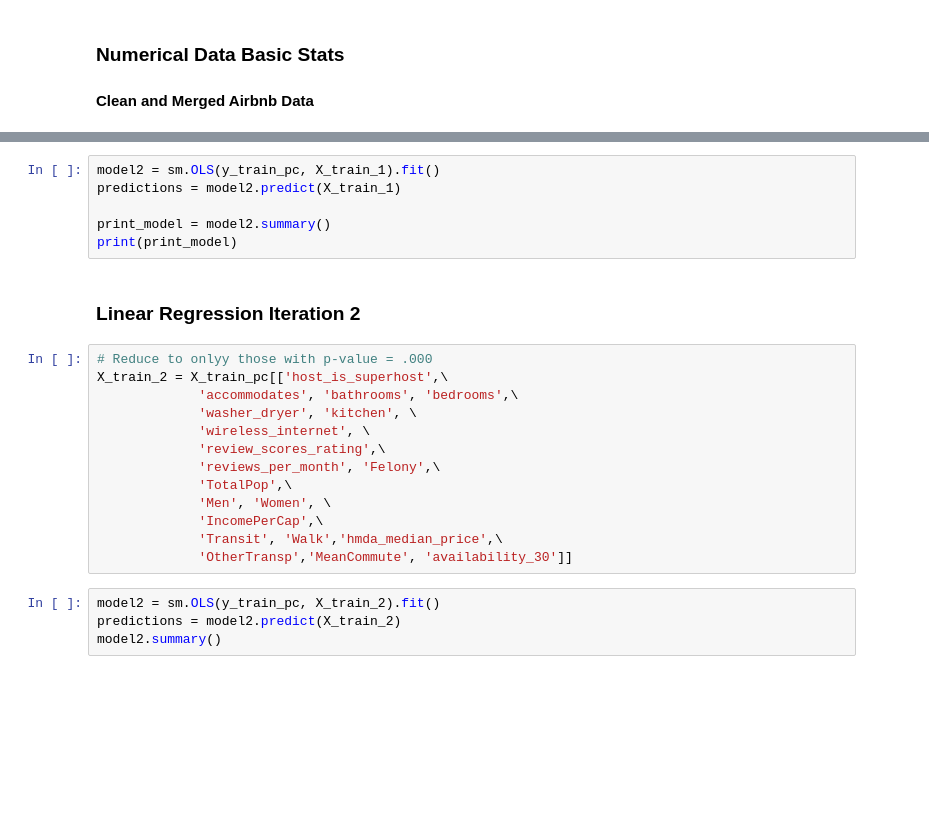
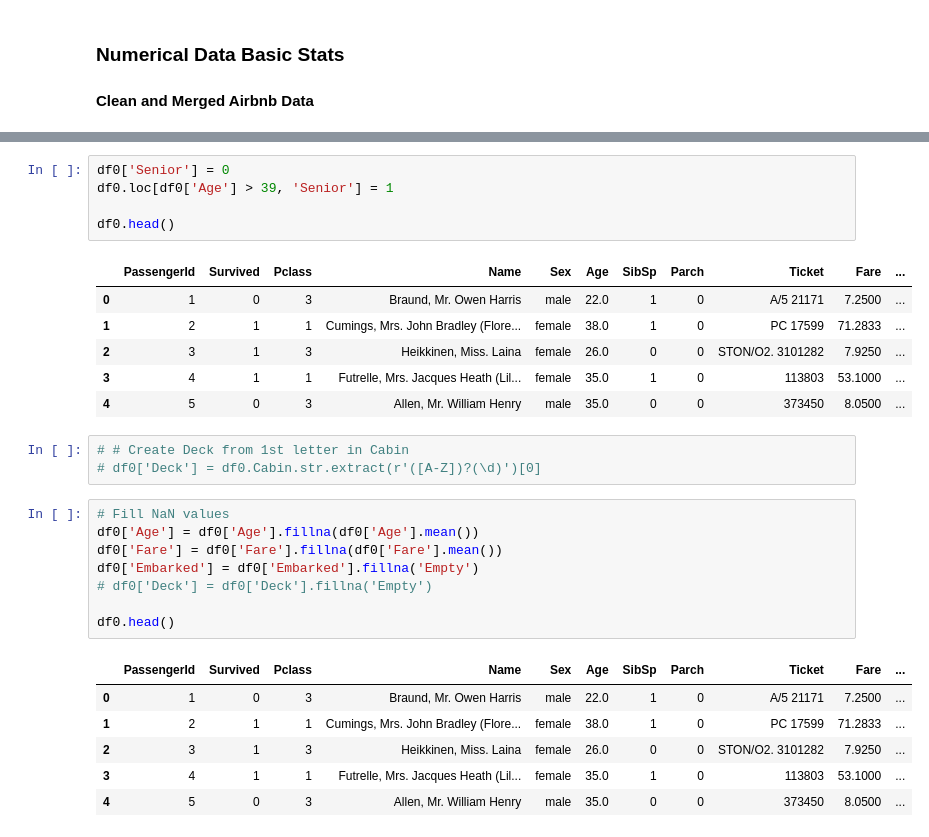
Before and after one commit to FauxGrit/Titanic-Fairness, a Jupyter notebook: ISYE7406_SP_Experiments_v3_price_per_bedroom.ipynb, the cells around one changed output, grey strips where cells are left out. Saved outputs shown, nothing was run; the diff lists cells and outputs as text; blank space fills up the shorter version.

```diff
--- a/ISYE7406_SP_Experiments_v3_price_per_bedroom.ipynb
+++ b/ISYE7406_SP_Experiments_v3_price_per_bedroom.ipynb
@@ -419,25 +138,30 @@ X_train_1 = X_train_pc[['host_is_superhost',\
-# %%
-model2 = sm.OLS(y_train_pc, X_train_1).fit()
-predictions = model2.predict(X_train_1)
-
-print_model = model2.summary()
-print(print_model)
-# %% [markdown]
-### Linear Regression Iteration 2
-# %%
-# Reduce to onlyy those with p-value = .000
-X_train_2 = X_train_pc[['host_is_superhost',\
-             'accommodates', 'bathrooms', 'bedrooms',\
-             'washer_dryer', 'kitchen', \
-             'wireless_internet', \
-             'review_scores_rating',\
-             'reviews_per_month', 'Felony',\
-             'TotalPop',\
-             'Men', 'Women', \
-             'IncomePerCap',\
-             'Transit', 'Walk','hmda_median_price',\
-             'OtherTransp','MeanCommute', 'availability_30']]
-# %%
-model2 = sm.OLS(y_train_pc, X_train_2).fit()
-predictions = model2.predict(X_train_2)
-model2.summary()
+# %%
+df0['Senior'] = 0
+df0.loc[df0['Age'] > 39, 'Senior'] = 1
+
+df0.head()
+# %% [output]
+|  | PassengerId | Survived | Pclass | Name | Sex | Age | SibSp | Parch | Ticket | Fare | ... |
+| 0 | 1 | 0 | 3 | Braund, Mr. Owen Harris | male | 22.0 | 1 | 0 | A/5 21171 | 7.2500 | ... |
+| 1 | 2 | 1 | 1 | Cumings, Mrs. John Bradley (Flore... | female | 38.0 | 1 | 0 | PC 17599 | 71.2833 | ... |
+| 2 | 3 | 1 | 3 | Heikkinen, Miss. Laina | female | 26.0 | 0 | 0 | STON/O2. 3101282 | 7.9250 | ... |
+| 3 | 4 | 1 | 1 | Futrelle, Mrs. Jacques Heath (Lil... | female | 35.0 | 1 | 0 | 113803 | 53.1000 | ... |
+| 4 | 5 | 0 | 3 | Allen, Mr. William Henry | male | 35.0 | 0 | 0 | 373450 | 8.0500 | ... |
+# %%
+# # Create Deck from 1st letter in Cabin
+# df0['Deck'] = df0.Cabin.str.extract(r'([A-Z])?(\d)')[0]
+# %%
+# Fill NaN values
+df0['Age'] = df0['Age'].fillna(df0['Age'].mean())
+df0['Fare'] = df0['Fare'].fillna(df0['Fare'].mean())
+df0['Embarked'] = df0['Embarked'].fillna('Empty')
+# df0['Deck'] = df0['Deck'].fillna('Empty')
+
+df0.head()
+# %% [output]
+|  | PassengerId | Survived | Pclass | Name | Sex | Age | SibSp | Parch | Ticket | Fare | ... |
+| 0 | 1 | 0 | 3 | Braund, Mr. Owen Harris | male | 22.0 | 1 | 0 | A/5 21171 | 7.2500 | ... |
+| 1 | 2 | 1 | 1 | Cumings, Mrs. John Bradley (Flore... | female | 38.0 | 1 | 0 | PC 17599 | 71.2833 | ... |
+| 2 | 3 | 1 | 3 | Heikkinen, Miss. Laina | female | 26.0 | 0 | 0 | STON/O2. 3101282 | 7.9250 | ... |
+| 3 | 4 | 1 | 1 | Futrelle, Mrs. Jacques Heath (Lil... | female | 35.0 | 1 | 0 | 113803 | 53.1000 | ... |
+| 4 | 5 | 0 | 3 | Allen, Mr. William Henry | male | 35.0 | 0 | 0 | 373450 | 8.0500 | ... |
```
Also changed, not shown: parts of 69 cells of this notebook.
